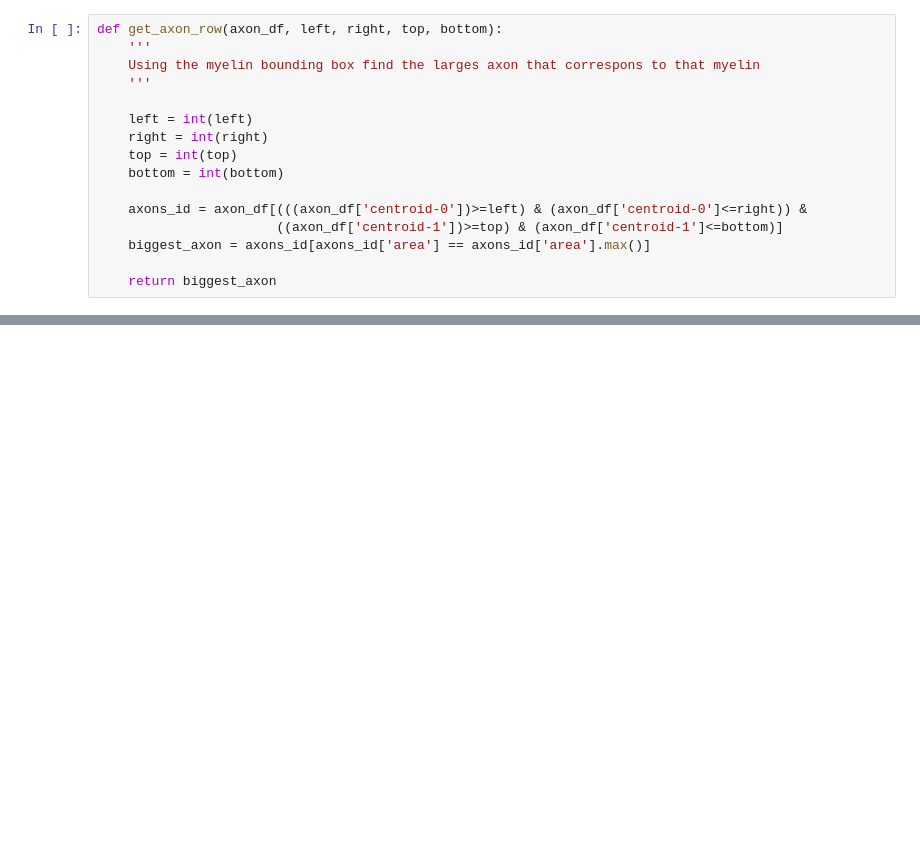
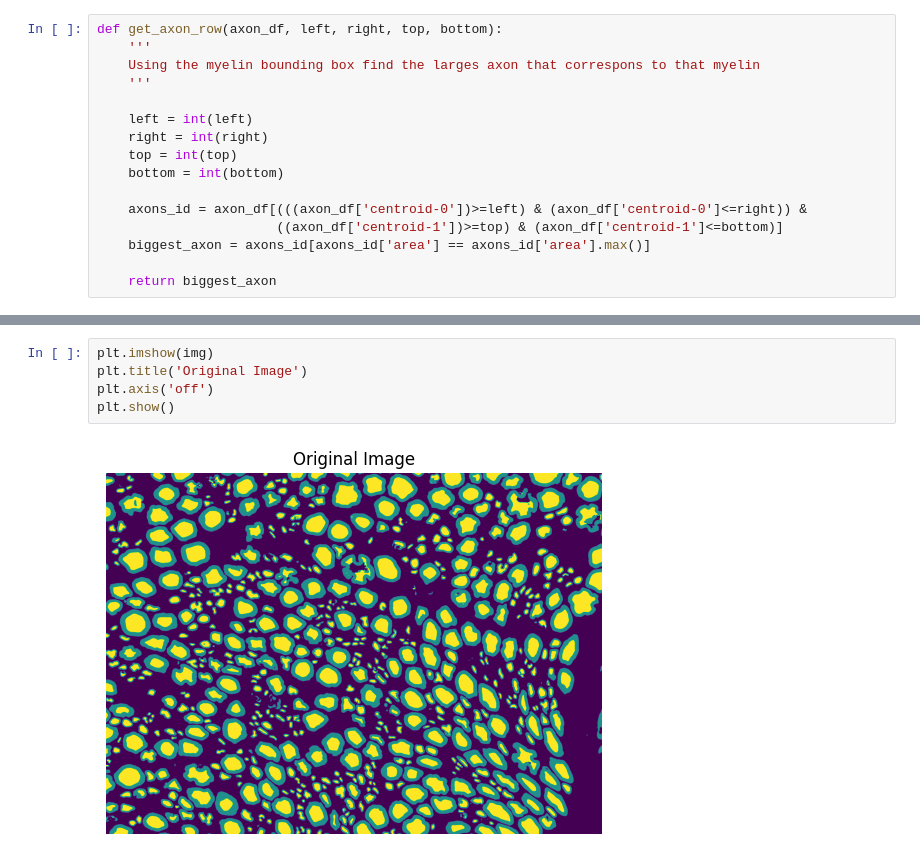
Before and after one commit to VCU-Orthopaedics-Microsurgery-Lab/deepaxon, a Jupyter notebook: morphometrics/check_watershed.ipynb, the cells around one changed output, grey strips where cells are left out. Saved outputs shown, nothing was run; the diff lists cells and outputs as text; blank space fills up the shorter version.

```diff
--- a/morphometrics/check_watershed.ipynb
+++ b/morphometrics/check_watershed.ipynb
@@ -149,2 +257,9 @@ df
+# %%
+plt.imshow(img)
+plt.title('Original Image')
+plt.axis('off')
+plt.show()
+# %% [output]
+[figure, added]
 # %%
 # Convert labels to RGB image with unique colors
```
Also changed, not shown: parts of 12 cells of this notebook, 1 other file.
